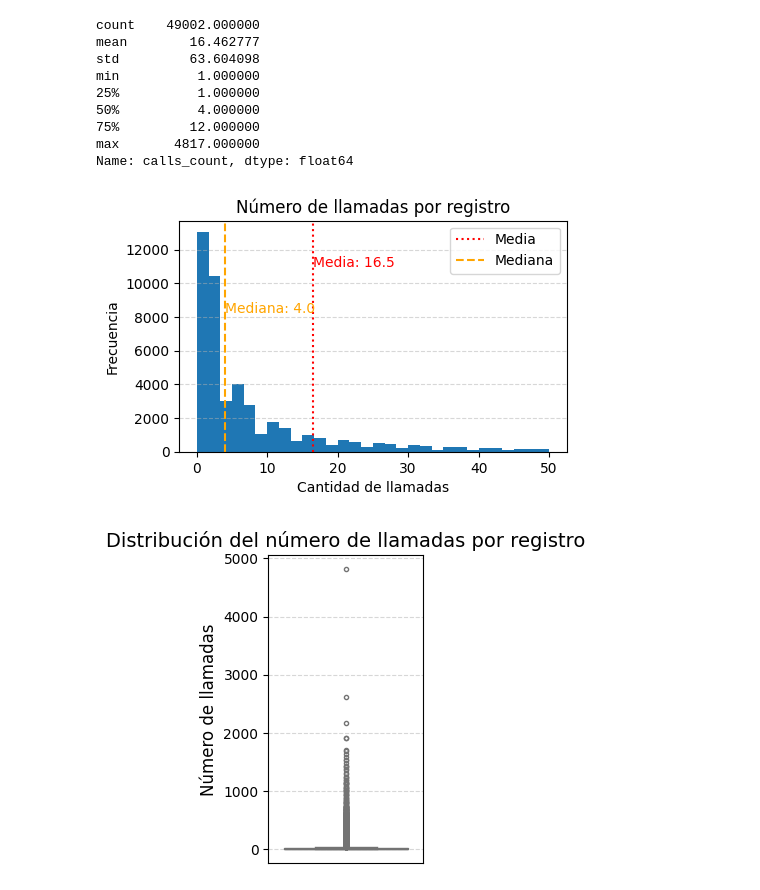
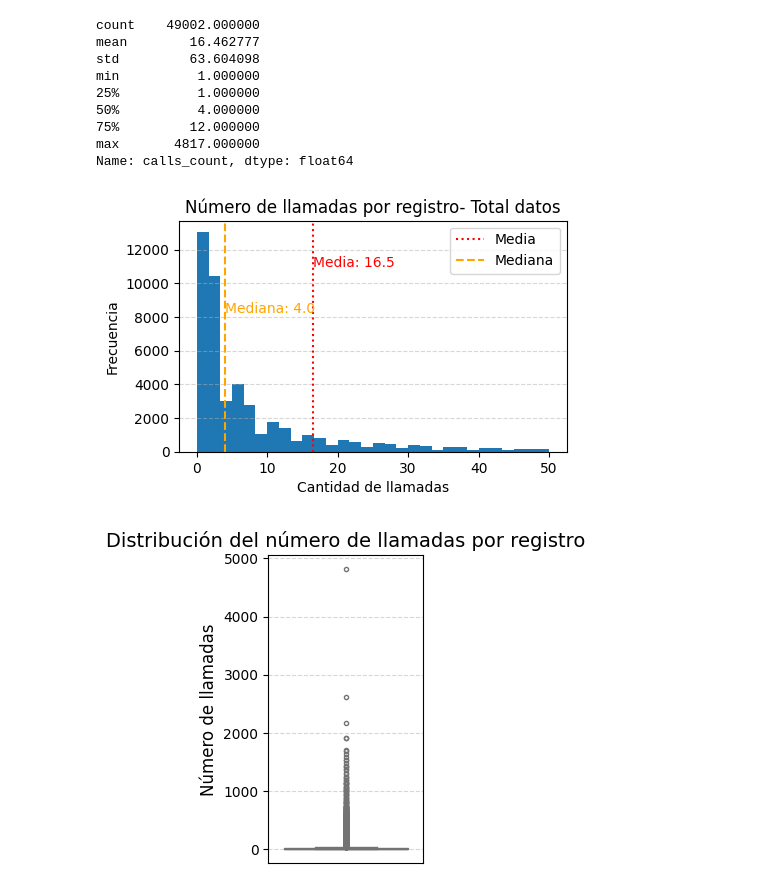
Before and after one commit to albert777mendoza/final_project_da, a Jupyter notebook: case1_telecom/notebooks/telecom_case.ipynb, the cells around one changed output. Saved outputs shown, nothing was run; the diff lists cells and outputs as text; code cells hidden in the pictures.

```diff
--- a/case1_telecom/notebooks/telecom_case.ipynb
+++ b/case1_telecom/notebooks/telecom_case.ipynb
@@ -455,35 +505,35 @@ Name: calls_count, dtype: float64
 plt.figure(figsize=(5,3))
 
 # Histograma
 plt.hist(
     telecom_full['calls_count'],
     bins=30,
     range=(0, 50)
 )
 
 # Calcular valores
 mean_val = telecom_full['calls_count'].mean()
 median_val = telecom_full['calls_count'].median()
 
 # Líneas
 plt.axvline(mean_val, color='red', linestyle=':', label='Media')
 plt.axvline(median_val, color='orange', linestyle='--', label='Mediana')
 
 # Etiquetas (texto en el gráfico)
 plt.text(mean_val, plt.ylim()[1]*0.8, f'Media: {mean_val:.1f}', color='red')
 plt.text(median_val, plt.ylim()[1]*0.6, f'Mediana: {median_val:.1f}', color='orange')
 
 # Títulos
-plt.title('Número de llamadas por registro')
+plt.title('Número de llamadas por registro- Total datos')
 plt.xlabel('Cantidad de llamadas')
 plt.ylabel('Frecuencia')
 
 plt.legend()
 plt.grid(axis='y', linestyle='--', alpha=0.5)
 
 plt.show()
 # %% [output]
-[figure, old version]
+[figure, new version]
 # %%
 # boxplot del número de llamadas por registro -- full
 
```
Also changed, not shown: parts of 13 cells of this notebook.
